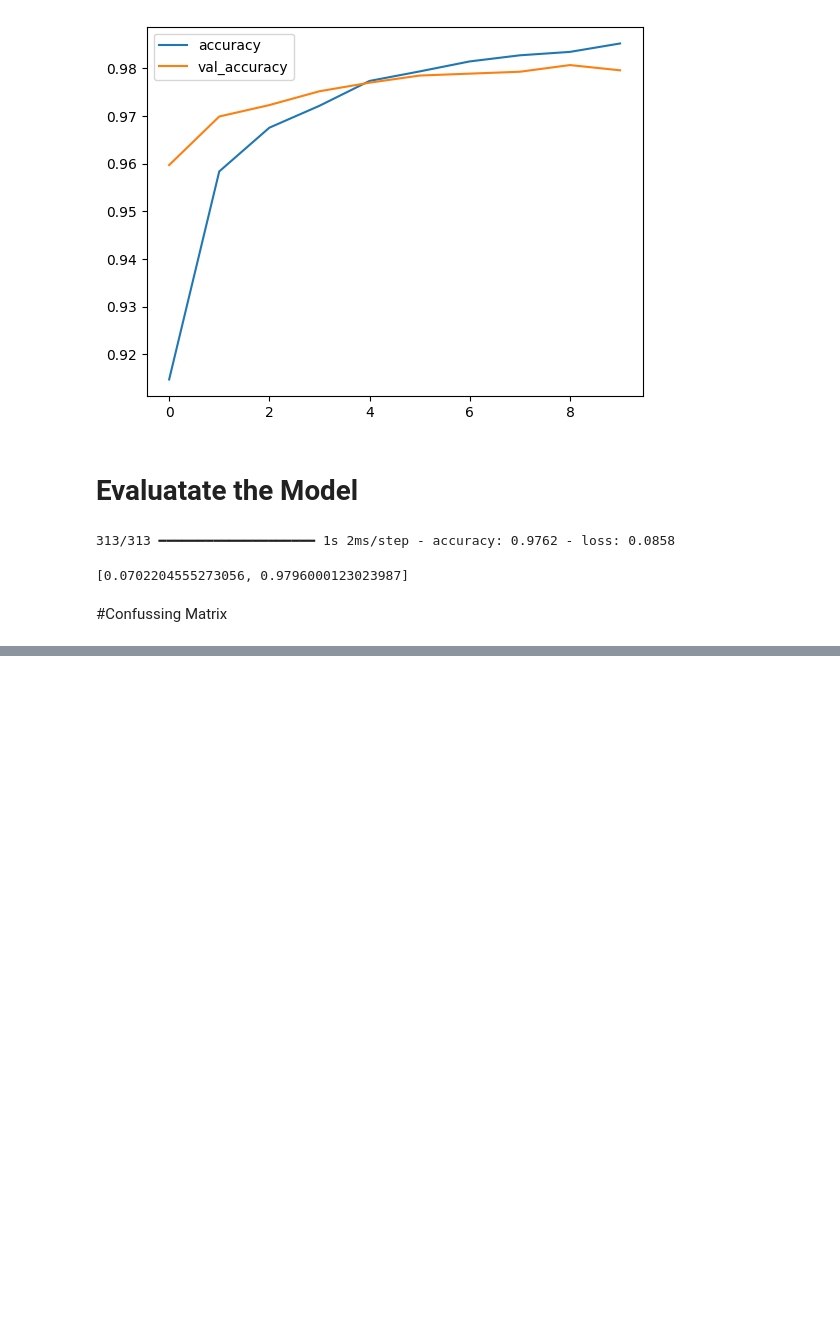
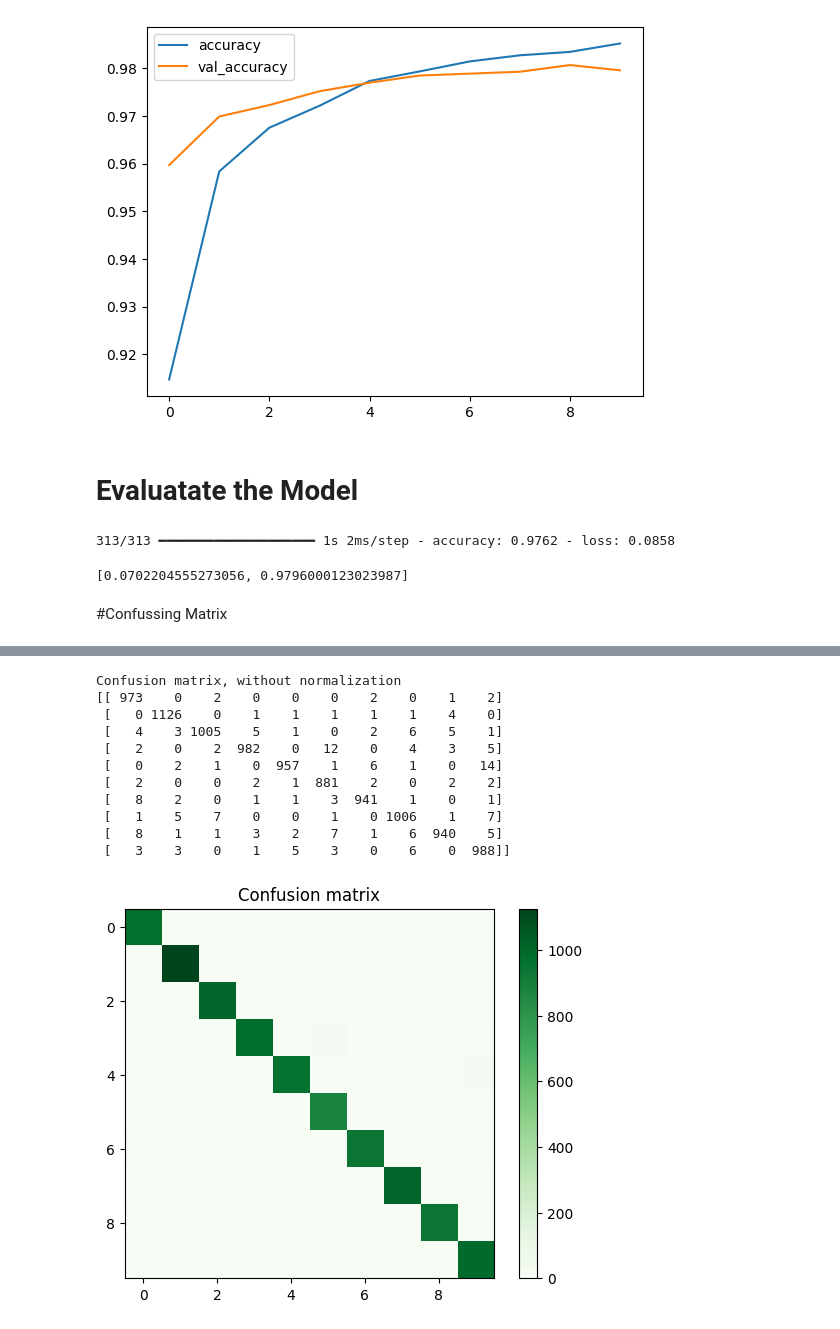
Before and after one commit to AmirHPartovi/MNIST, a Jupyter notebook: MNIST_ANN.ipynb, the cells around one changed output, grey strips where cells are left out. Drawn from its saved outputs; the diff is of its cells as text; code cells hidden in the pictures; blank space fills up the shorter version.

```diff
--- a/MNIST_ANN.ipynb
+++ b/MNIST_ANN.ipynb
@@ -157,0 +183,10 @@ Confusion matrix, without normalization
+# %%
+# Compile Model
+model.compile(optimizer='adam',
+              loss='sparse_categorical_crossentropy',
+              metrics=['accuracy'])
+# %%
+# Train the Model
+fit = model.fit(x_train, y_train,
+                validation_data=(x_test , y_test),
+                epochs=20)
@@ -157,0 +242,32 @@ Confusion matrix, without normalization
+# %%
+# Plot Confussing Matrix
+import numpy as np
+from sklearn.metrics import confusion_matrix
+import itertools
+y_pred = model.predict(x_test)
+y_pred = np.argmax(y_pred,axis=1)
+cm = confusion_matrix(y_test,y_pred)
+
+
+def plot_confusion_matrix(cm, classes,
+                          normalize=False,
+                          title='Confusion matrix',
+                          cmap=plt.cm.Greens):
+
+    """
+    Showing Confusing Matrix Plot
+    & Normalization is optional `Normalize =True`
+    """
+
+    if normalize:
+        cm = cm.astype('float') / cm.sum(axis=1)[:, np.newaxis]
+        print("Normalized confusion matrix")
+    else:
+        print('Confusion matrix, without normalization')
+
+    print(cm)
+
+    plt.imshow(cm, interpolation='nearest', cmap=cmap)
+    plt.title(title)
+    plt.colorbar()
+    tick_marks = np.arange(len(classes))
@@ -157,0 +276,16 @@ Confusion matrix, without normalization
+# %%
+class_names = [str(i) for i in range(10)]
+plot_confusion_matrix(cm, classes=class_names)
+# %% [output]
+Confusion matrix, without normalization
+[[ 973    0    2    0    0    0    2    0    1    2]
+ [   0 1126    0    1    1    1    1    1    4    0]
+ [   4    3 1005    5    1    0    2    6    5    1]
+ [   2    0    2  982    0   12    0    4    3    5]
+ [   0    2    1    0  957    1    6    1    0   14]
+ [   2    0    0    2    1  881    2    0    2    2]
+ [   8    2    0    1    1    3  941    1    0    1]
+ [   1    5    7    0    0    1    0 1006    1    7]
+ [   8    1    1    3    2    7    1    6  940    5]
+ [   3    3    0    1    5    3    0    6    0  988]]
+[figure, added]
```
Also changed, not shown: parts of 22 cells of this notebook.
